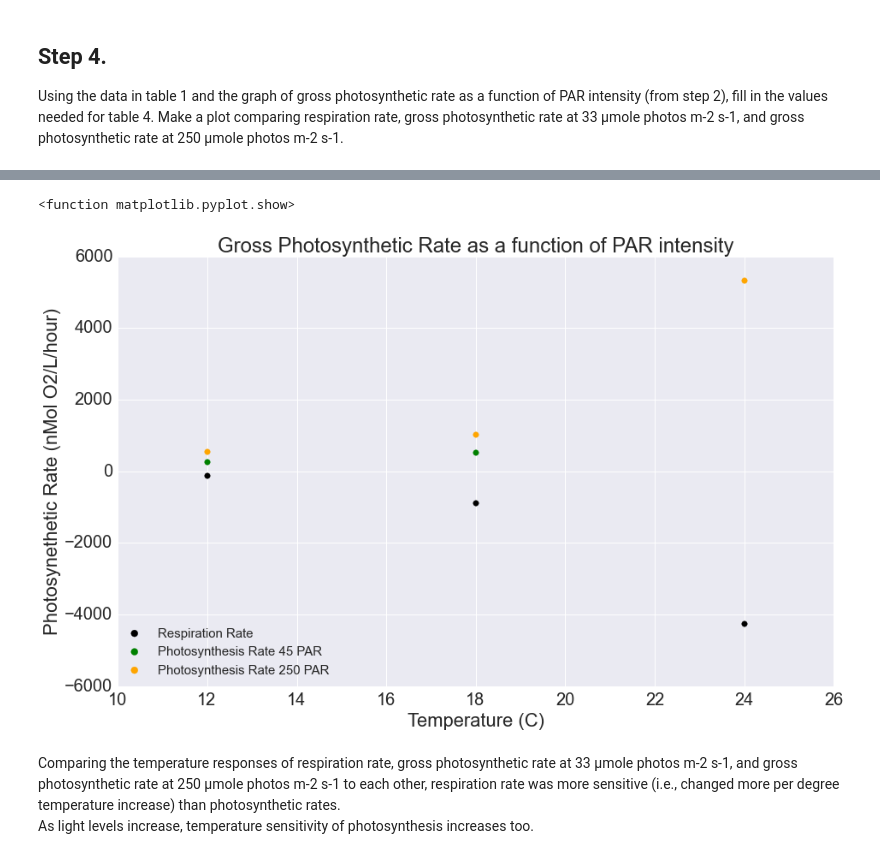
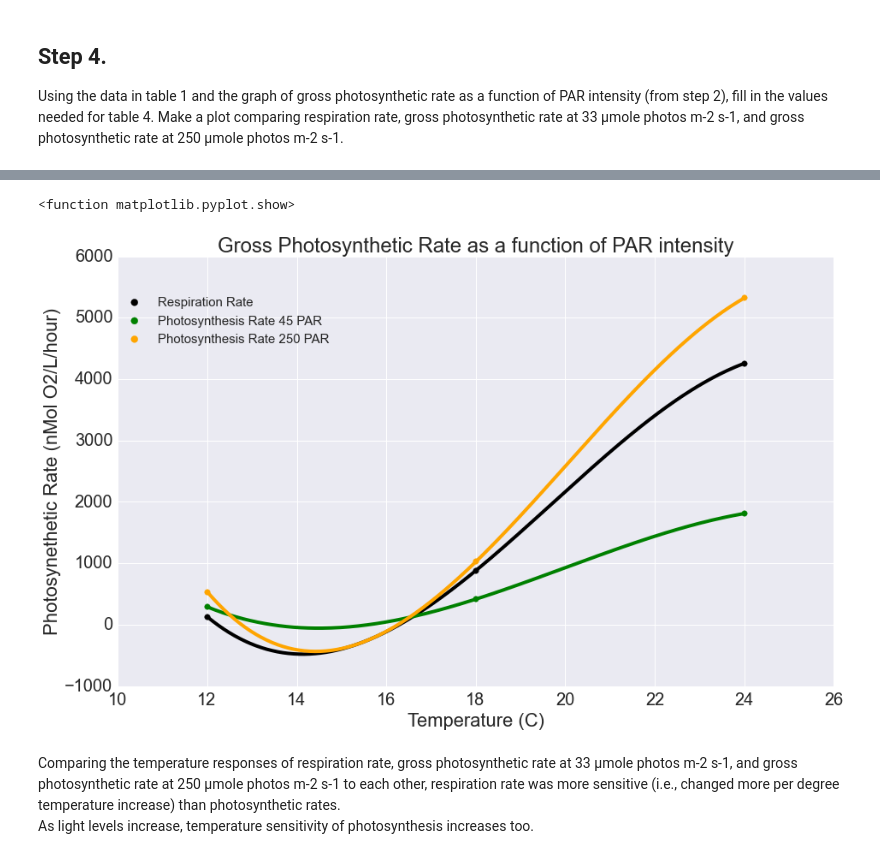
Before and after one commit to yinleon/biological-oceanography, a Jupyter notebook: light_dark_exp.ipynb, the cells around one changed output, grey strips where cells are left out. Saved outputs shown, nothing was run; the diff lists cells and outputs as text; code cells hidden in the pictures.

```diff
--- a/light_dark_exp.ipynb
+++ b/light_dark_exp.ipynb
@@ -228,9 +179,9 @@ plt.show
 ## Step 3 ##
 We can derive an index of phytosynthetic efficiency (in this case we mean photosynthetic efficiency in terms of oxygen produced per photon available) by dividing gross photosynthesis by the total photon flux to which the bottles were exposed during the incubation (hint: multiply PAR flux by the incubation duration). Fill in table 3 a-c to calculate this index of photosynthetic efficiency, then plot photosynthetic efficiency as a function of PAR flux for each temperature.
 # %%
-lite['photoEffIndex'] = lite.parFlux*lite.elapsedTime*3600*1000*lite.grossPhotoRate
+df2['photoEffIndex'] = (df2.grossPhotoRate)/(df2.parFlux*1000.*df2.elapsedTime*3600.)
 print("Table 3. Index of Photosynthetic Efficiency")
-lite[['temp','parFlux','elapsedTime','grossPhoto','photoEffIndex']]
+df2[['temp','parFlux','elapsedTime','grossPhoto','photoEffIndex']]
 # %% [output]
 Table 3. Index of Photosynthetic Efficiency
 |  | temp | parFlux | elapsedTime | grossPhoto | photoEffIndex |
@@ -303,19 +246,18 @@ darkRate24 = dark.rateResp[dark.temp==24].mean()
 darkRate = np.array([darkRate12,darkRate18,darkRate24])
 
 # collect gross photosynthetic rates at ~45 micromole m-2 s-1 photons
-pho33 = lite[lite.parFlux==33]
-
+pho45 = df2[df2.parFlux<=45]
+pho45 = pho45[pho45.parFlux>=40]
+pho45 = pho45[0:1].append(pho45[2:])
 # collect gross photosynthetic rates at ~250 micromole m-2 s-1 photons
-pho250 = lite[lite.parFlux>=240]
+pho250 = df2[df2.parFlux>=240]
 
 photoPAR = pd.DataFrame({'temp':temps,
                          'rateResp':darkRate,
-                         'pho250':pho250.grossPhotoRate,
-                         'pho33':[pho33.grossPhotoRate.values[0],pho33.grossPhotoRate.values[1],np.nan]
-                        })
+                         'pho45':pho45.grossPhotoRate.values,
+                         'pho250':pho250.grossPhotoRate.values})
 
-#photoPAR['pho33'] = [pho33.grossPhotoRate.values[0],pho33.grossPhotoRate.values[1],np.nan]
 print("Table 4. Gross Photosynthetic Rate as a Function of Light intensity (PAR)")
-photoPAR[['temp','rateResp','pho33','pho250']]
+photoPAR[['temp','rateResp','pho45','pho250']]
 # %% [output]
 Table 4. Gross Photosynthetic Rate as a Function of Light intensity (PAR)
@@ -370,58 +308,46 @@ plt.show
 # %%
 # initialize the plot
 fig = plt.figure()
 ax = fig.add_subplot(111)
 ax.set_ylabel(r'Photosynethetic Rate (nMol O2/L/hour)')
 ax.set_xlabel('Temperature (C)')
 
-
 y = darkRate
 x = temps
 
 x1  =  np.linspace(x.min(),x.max(),300)
 y1 =   spline(x,y, x1)
 
-#ax.plot(x1,y1,color='k',linewidth=4)
-
+ax.plot(x1,y1,color='k',linewidth=4)
 ax.scatter(x,y,color='k',label="Respiration Rate",s=44)
 
 
-y = pho33.grossPhotoRate
-x = pho33.temp
-#print(x)
-#x1  =  np.linspace(x.min(),x.max(),300)
-#y1 =   spline(x,y, x1)
-
-#ax.plot(x1,y1,color='g',linewidth=4)
-
-ax.scatter(pho33.temp,pho33.grossPhotoRate,color='g',label="Photosynthesis Rate 45 PAR",s=44)
-
-y = photoPAR.pho250
-x = photoPAR.temp
-
-#y = pho250.grossPhotoRate
-#x = pho250.temp
-
-#print(x)
+y = pho45.grossPhotoRate
+x = pho45.temp
 
 x1  =  np.linspace(x.min(),x.max(),300)
 y1 =   spline(x,y, x1)
 
-#ax.plot(x1,y1,color='orange',linewidth=4)
+ax.plot(x1,y1,color='g',linewidth=4)
+ax.scatter(pho45.temp,pho45.grossPhotoRate,color='g',label="Photosynthesis Rate 45 PAR",s=44)
 
+
+y = pho250.grossPhotoRate
+x = pho250.temp
+
+x1  =  np.linspace(x.min(),x.max(),300)
+y1 =   spline(x,y, x1)
+
+ax.plot(x1,y1,color='orange',linewidth=4)
 ax.scatter(pho250.temp,pho250.grossPhotoRate,color='orange',label="Photosynthesis Rate 250 PAR",s=44)
 
-
-art = []
-lgd = ax.legend(scatterpoints=1,markerscale=1.2, loc='center',
-                    bbox_to_anchor=(0.15,.08),ncol=1,prop={'size':15},frameon=False)
-art.append(lgd)
-
+ax.legend(scatterpoints=1,markerscale=1.2, loc='center',
+                    bbox_to_anchor=(0.15,.85),ncol=1,prop={'size':15},frameon=False)
 plt.title('Gross Photosynthetic Rate as a function of PAR intensity')
 plt.show
 # %% [output]
 <function matplotlib.pyplot.show>
-[figure, old version]
+[figure, new version]
 # %% [markdown]
 Comparing the temperature responses of respiration rate, gross photosynthetic rate at 33 μmole photos m-2 s-1, and gross photosynthetic rate at 250 μmole photos m-2 s-1 to each other, respiration rate was more sensitive (i.e., changed more per degree temperature increase) than photosynthetic rates.
 <br>As light levels increase, temperature sensitivity of photosynthesis increases too.
```
Also changed, not shown: parts of 13 cells of this notebook.
